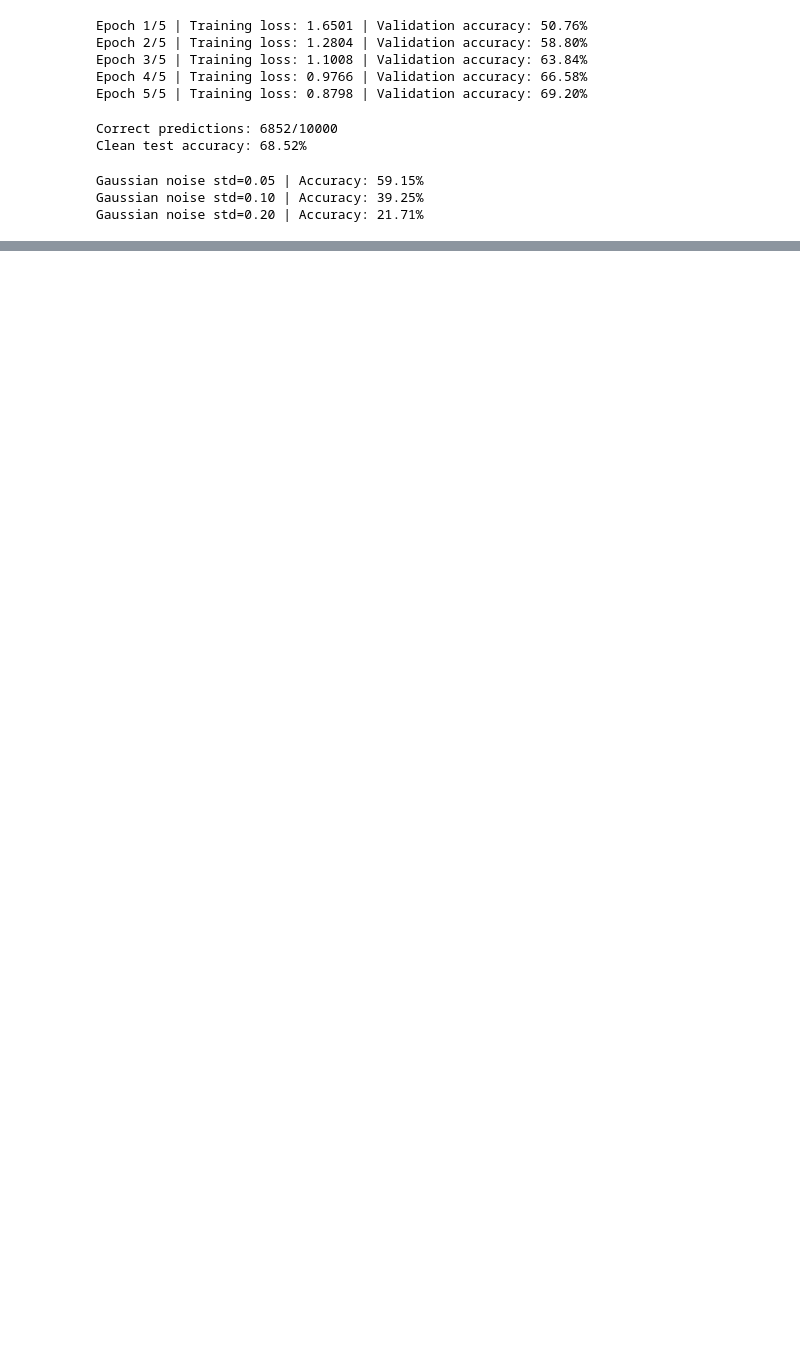
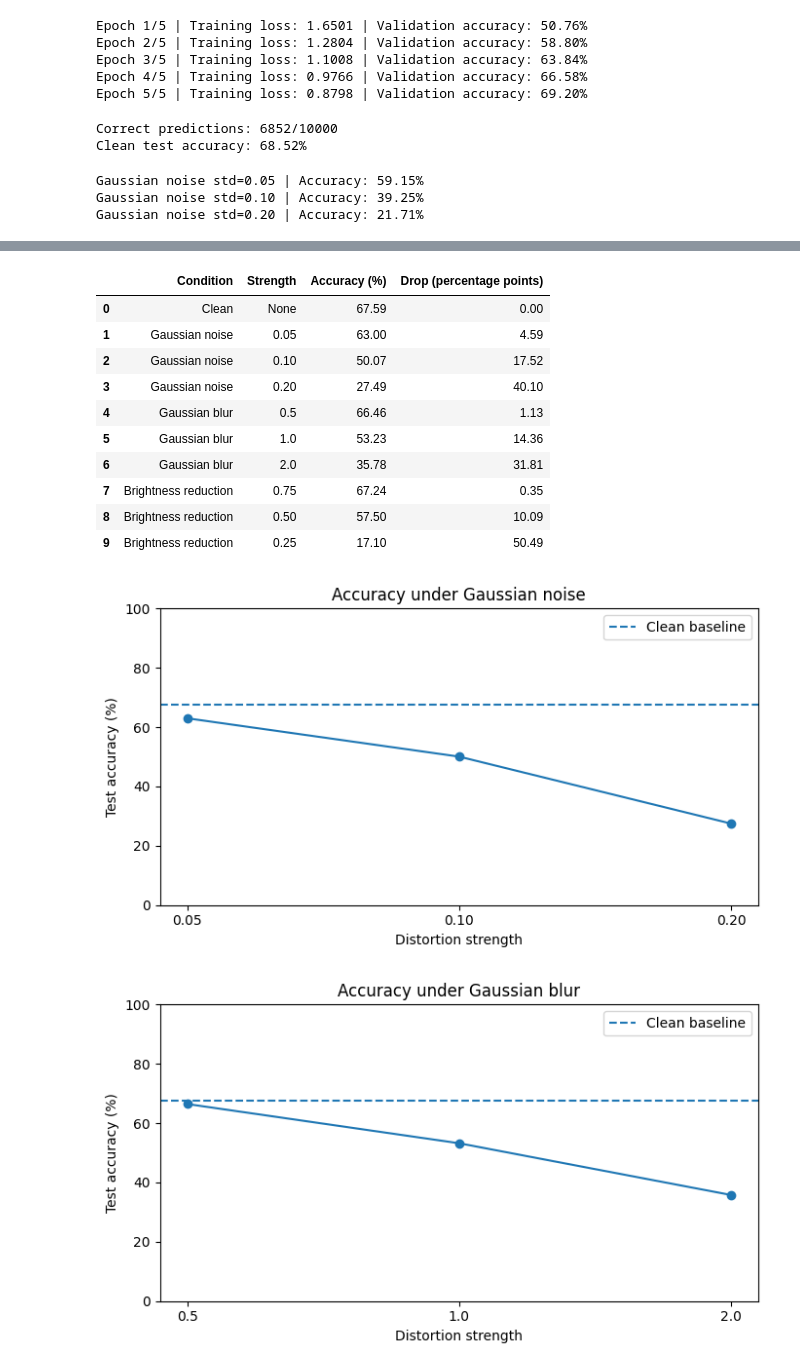
Before and after one commit to Berenice-Olawale/image-classifier-robustness, a Jupyter notebook: 02_cifar10_robustness.ipynb, the cells around one changed output, grey strips where cells are left out. Drawn from its saved outputs; the diff is of its cells as text; code cells hidden in the pictures; blank space fills up the shorter version.

Commit message:
Add files via upload
Update CIFAR-10 robustness experiments and results

```diff
--- a/02_cifar10_robustness.ipynb
+++ b/02_cifar10_robustness.ipynb
@@ -671,0 +994,71 @@ Gaussian noise std=0.20 | Accuracy: 21.71%
+# %%
+
+import pandas as pd
+import matplotlib.pyplot as plt
+
+clean_accuracy = 67.59
+
+results = [
+    ("Clean", "None", 67.59),
+    ("Gaussian noise", "0.05", 63.00),
+    ("Gaussian noise", "0.10", 50.07),
+    ("Gaussian noise", "0.20", 27.49),
+    ("Gaussian blur", "0.5", 66.46),
+    ("Gaussian blur", "1.0", 53.23),
+    ("Gaussian blur", "2.0", 35.78),
+    ("Brightness reduction", "0.75", 67.24),
+    ("Brightness reduction", "0.50", 57.50),
+    ("Brightness reduction", "0.25", 17.10),
+]
+
+df = pd.DataFrame(
+    results,
+    columns=["Condition", "Strength", "Accuracy (%)"]
+)
+
+df["Drop (percentage points)"] = (
+    clean_accuracy - df["Accuracy (%)"]
+).round(2)
+
+display(df)
+
+# Plot accuracy for each distortion separately
+for condition in [
+    "Gaussian noise",
+    "Gaussian blur",
+    "Brightness reduction"
+]:
+    subset = df[df["Condition"] == condition]
+
+    plt.figure(figsize=(7, 4))
+    plt.plot(
+        subset["Strength"],
+        subset["Accuracy (%)"],
+        marker="o"
+    )
+    plt.axhline(
+        clean_accuracy,
+        linestyle="--",
+        label="Clean baseline"
+    )
+    plt.title(f"Accuracy under {condition}")
+    plt.xlabel("Distortion strength")
+    plt.ylabel("Test accuracy (%)")
+    plt.ylim(0, 100)
+    plt.legend()
+    plt.tight_layout()
+    plt.show()
+# %% [output]
+|  | Condition | Strength | Accuracy (%) | Drop (percentage points) |
+| 0 | Clean | None | 67.59 | 0.00 |
+| 1 | Gaussian noise | 0.05 | 63.00 | 4.59 |
+| 2 | Gaussian noise | 0.10 | 50.07 | 17.52 |
+| 3 | Gaussian noise | 0.20 | 27.49 | 40.10 |
+| 4 | Gaussian blur | 0.5 | 66.46 | 1.13 |
+| 5 | Gaussian blur | 1.0 | 53.23 | 14.36 |
+| 6 | Gaussian blur | 2.0 | 35.78 | 31.81 |
+| 7 | Brightness reduction | 0.75 | 67.24 | 0.35 |
+| 8 | Brightness reduction | 0.50 | 57.50 | 10.09 |
+| 9 | Brightness reduction | 0.25 | 17.10 | 50.49 |
+[figure, added]
+[figure, added]
```
Also changed, not shown: parts of 13 cells of this notebook.
